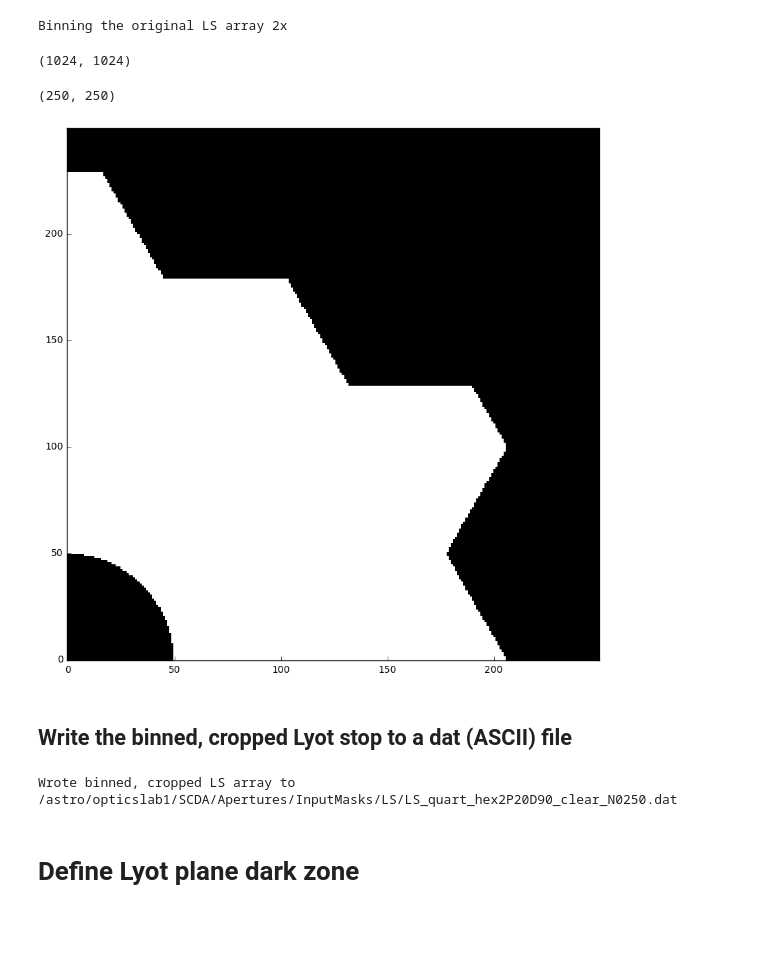
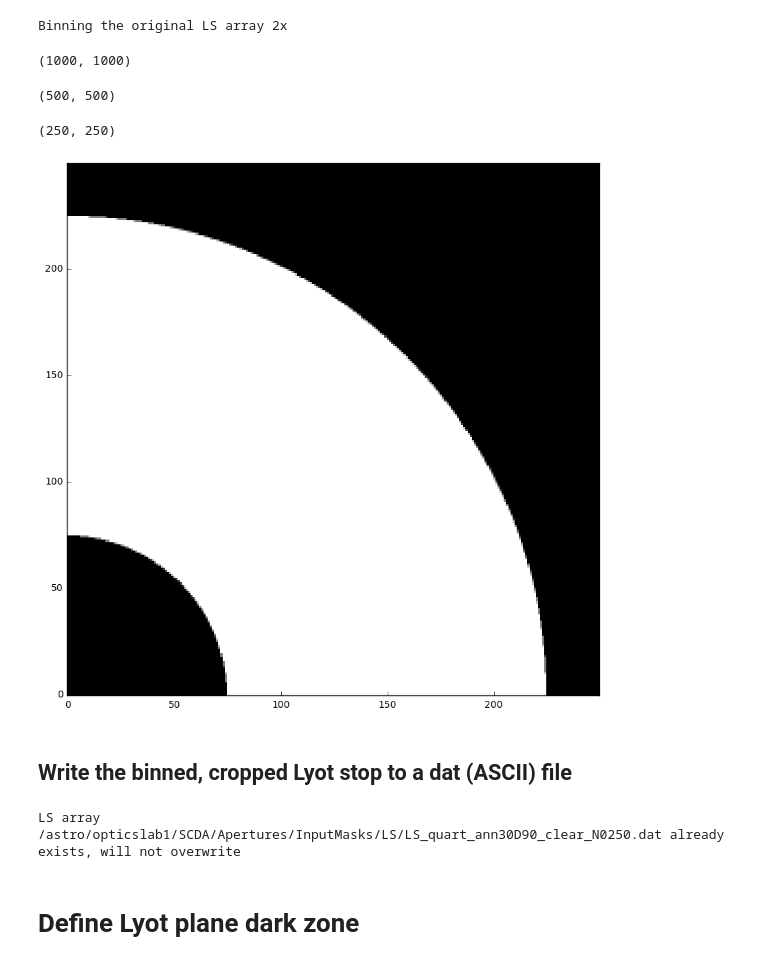
Before and after one commit to neilzim/SCDA, a Jupyter notebook: make_Lyotstop_obs0.ipynb, the cells around one changed output. Drawn from its saved outputs; the diff is of its cells as text; code cells hidden in the pictures; blank space fills up the shorter version.

Commit message:
crop before binning from tel pupil scale, to enable wider range of bin factors (e.g. 10x)

```diff
--- a/make_Lyotstop_obs0.ipynb
+++ b/make_Lyotstop_obs0.ipynb
@@ -23,14 +23,14 @@ telap_dir = os.path.normpath('/astro/opticslab1/SCDA/Apertures/JPL/offset_masks'
 # %%
 overwrite = False
 N = 250 # pupil array quadrant width after binning
-iD = 20
+iD = 30
 oD = 90 # _LS_OD_map = {'hex1':76, 'hex2':82, 'hex3':81, 'hex4':82, 'pie08':90,
 aligntol = 2 # units of thousandths of pupil diameter
 L = 1024 # starting array width
 D = 1000 # starting pupil diameter
 symm = 'quart' # set to either 'quart' or 'half'
-#shape = 'ann' # set to 'ann' or 'hex' or a primary mirror key
-shape = 'hex2' # set to 'ann' or 'hex' or telap key
+shape = 'ann' # set to 'ann' or 'hex' or a primary mirror key
+#shape = 'hex2' # set to 'ann' or 'hex' or telap key
 edge = 'round' # set to 'gray' or 'round'
 # %%
 LS_dir = os.path.normpath("/astro/opticslab1/SCDA/Apertures/InputMasks/LS")
@@ -111,16 +110,21 @@ np.sum(Lyot_stop)/L**2
 #Lyot_stop_binned = skimage.transform.rescale(Lyot_stop, scalefac, order=1)
 # %%
 N_orig = D/2
+Lyot_stop_crop = Lyot_stop[L/2-N_orig:L/2+N_orig,L/2-N_orig:L/2+N_orig]
 scalefac = int(N_orig/N)
 print("Binning the original LS array {0:d}x".format(scalefac))
-Lyot_stop_binned = np.reshape(Lyot_stop, (Lyot_stop.shape[0]/scalefac, scalefac,
-                                          Lyot_stop.shape[1]/scalefac, scalefac)).mean(1).mean(2)
+Lyot_stop_binned = np.reshape(Lyot_stop_crop, (Lyot_stop_crop.shape[0]/scalefac, scalefac,
+                                               Lyot_stop_crop.shape[1]/scalefac, scalefac)).mean(1).mean(2)
 # %% [output]
 Binning the original LS array 2x
 # %%
-Lyot_stop.shape
+Lyot_stop_crop.shape
 # %% [output]
-(1024, 1024)
+(1000, 1000)
+# %%
+Lyot_stop_binned.shape
+# %% [output]
+(500, 500)
 # %%
 L_bin = Lyot_stop_binned.shape[0]
 if symm is 'half':
@@ -136,14 +140,14 @@ else:
 # %%
 if symm is 'half':
     plt.figure(figsize=(20,10))
-    plt.imshow(Lyot_stop_binned_crop_binary)
-    #plt.imshow(Lyot_stop_binned_crop)
+    #plt.imshow(Lyot_stop_binned_crop_binary)
+    plt.imshow(Lyot_stop_binned_crop)
 else:
     plt.figure(figsize=(10,10))
-    #plt.imshow(Lyot_stop_binned_crop)
-    plt.imshow(Lyot_stop_binned_crop_binary)
+    plt.imshow(Lyot_stop_binned_crop)
+    #plt.imshow(Lyot_stop_binned_crop_binary)
 # %% [output]
-[figure, old version]
+[figure, new version]
 # %% [markdown]
 ## Write the binned, cropped Lyot stop to a dat (ASCII) file
 # %%
@@ -173,7 +177,7 @@ if not os.path.exists(LS_dat_fname) or overwrite==True:
 else:
     print("LS array {0:s} already exists, will not overwrite".format(LS_dat_fname))
 # %% [output]
-Wrote binned, cropped LS array to /astro/opticslab1/SCDA/Apertures/InputMasks/LS/LS_quart_hex2P20D90_clear_N0250.dat
+LS array /astro/opticslab1/SCDA/Apertures/InputMasks/LS/LS_quart_ann30D90_clear_N0250.dat already exists, will not overwrite
 # %%
 #if os.path.exists(LS_dat_fname): os.remove(LS_dat_fname)
 # %% [markdown]
```
Also changed, not shown: parts of 5 cells of this notebook.
